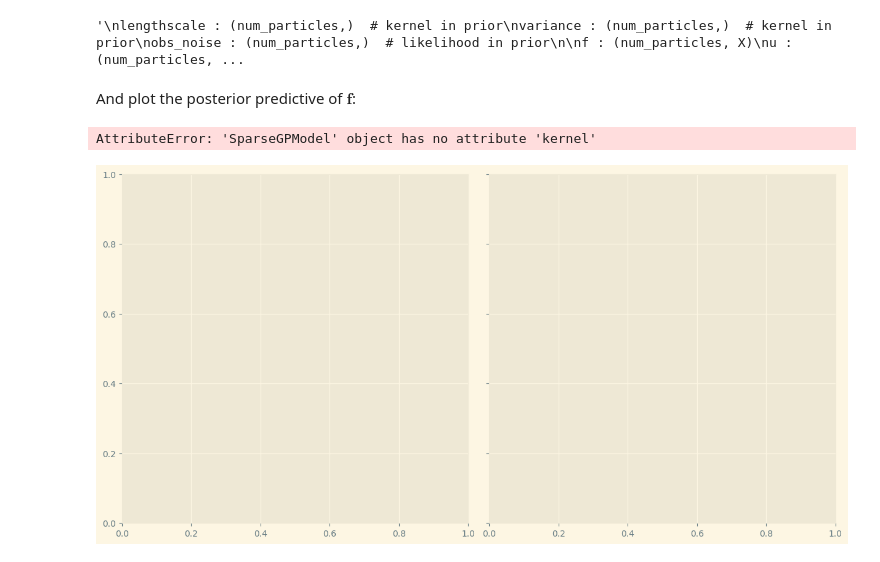
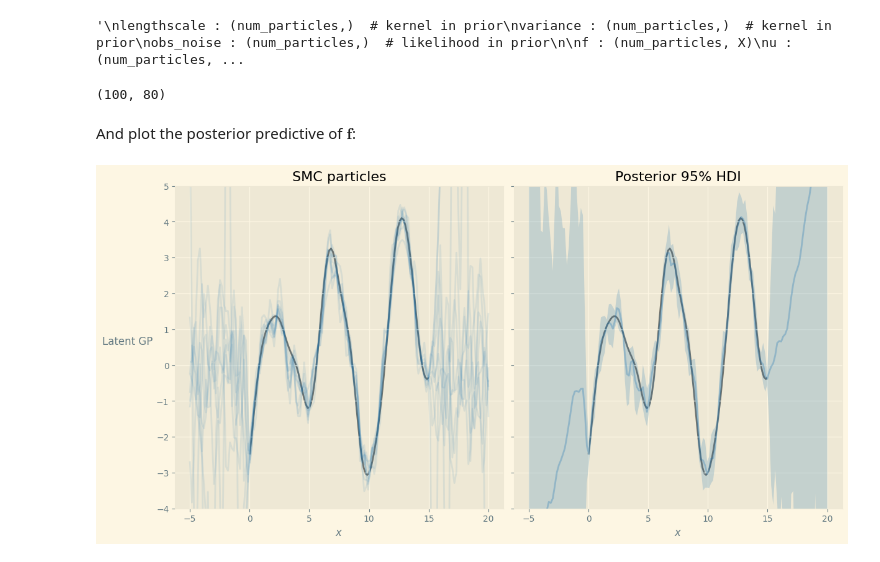
Before and after one commit to UncertaintyInComplexSystems/bayesianmodels, a Jupyter notebook: notebooks/sparse_GP_regression_with_Gibbs.ipynb, the cells around one changed output. Cells and saved outputs as stored; diff of their text form; code cells hidden in the pictures.

Commit message:
added predict_f to sparseGP

```diff
--- a/notebooks/sparse_GP_regression_with_Gibbs.ipynb
+++ b/notebooks/sparse_GP_regression_with_Gibbs.ipynb
@@ -79,7 +79,7 @@ random_random_seed = np.random.randint(0, 10000 + 1)
 print('seed:', random_random_seed)
 key = jrnd.PRNGKey(5609)  # 1106, 5368, 8928
 
-lengthscale_ = 1.0 #0.2
+lengthscale_ = 1 #0.2
 output_scale_ = 5.0
 obs_noise_ = 0.7
 n = 100
@@ -939,51 +945,54 @@ variance : (100,)
 '\nlengthscale : (num_particles,)  # kernel in prior\nvariance : (num_particles,)  # kernel in prior\nobs_noise : (num_particles,)  # likelihood in prior\n\nf : (num_particles, X)\nu : (num_particles, ...
 # %%
 # TODO: Plot predictive f
-# key, predict_f_key = jrnd.split(key)
+key, predict_f_key = jrnd.split(key)
 
-# f_samples = gp_sparse.predict_f(
-#     key=predict_f_key,
-#     x_pred=jnp.linspace(0, 15, 80))
-# print(f_samples.shape)
+f_samples = gp_sparse.predict_f(
+    key=predict_f_key,
+    x_pred=jnp.linspace(0, 15, 80))
+print(f_samples.shape)
+# %% [output]
+(100, 80)
 # %% [markdown]
 And plot the posterior predictive of $\mathbf{f}$:
 # %%
 
 
-x_pred = jnp.linspace(-0.25, 1.25, num=150)
+x_pred = jnp.linspace(-5, 20, num=150)
 
 fig, axes = plt.subplots(nrows=1, ncols=2, figsize=(12, 6), sharex=True,
                             sharey=True, constrained_layout=True)
 axes = np.expand_dims(axes, axis=0)  # quick fix as I removed a whole row of plots
 
 for j, gp in enumerate([gp_sparse]):
     key, key_pred = jrnd.split(key)
     f_pred = gp.predict_f(key_pred, x_pred)
 
     ax = axes[j, 0]
     for i in jnp.arange(0, num_particles, step=10):
-        ax.plot(x_pred, f_pred[i, :], alpha=0.1, color='tab:blue')
+        ax.plot(
+            x_pred, f_pred[i, :],
+            alpha=0.1, color='tab:blue', zorder=2)
 
     ax = axes[j, 1]
     f_mean = jnp.mean(f_pred, axis=0)
     f_hdi_lower = jnp.percentile(f_pred, q=2.5, axis=0)
     f_hdi_upper = jnp.percentile(f_pred, q=97.5, axis=0)
 
-    ax.plot(x_pred, f_mean, color='tab:blue', lw=2)
+    ax.plot(x_pred, f_mean, color='tab:blue', lw=2, zorder=2, alpha=0.3)
     ax.fill_between(x_pred, f_hdi_lower, f_hdi_upper,
                     alpha=0.2, color='tab:blue', lw=0)
 
 for ax in axes.flatten():
-    ax.plot(x, f_true, 'k', label=r'$f$')
-    ax.plot(x, y, 'rx', label='obs')
-    ax.set_xlim([-0.25, 1.25])
+    ax.plot(x, f_true, 'k', label=r'$f$', zorder=-1, alpha=0.5)
+    #ax.plot(x, y, 'rx', label='obs')
+    # ax.set_xlim([-10, 10])
     ax.set_ylim([-4., 5.])
     ax.set_xlabel(r'$x$')
 
 axes[0, 0].set_title('SMC particles')
 axes[0, 1].set_title('Posterior 95% HDI')
 
 axes[0, 0].set_ylabel('Latent GP', rotation=0, ha='right');
 # %% [output]
-AttributeError: 'SparseGPModel' object has no attribute 'kernel'
-[figure, old version]
+[figure, new version]
```
Also changed, not shown: parts of 6 cells of this notebook, 1 other file.
